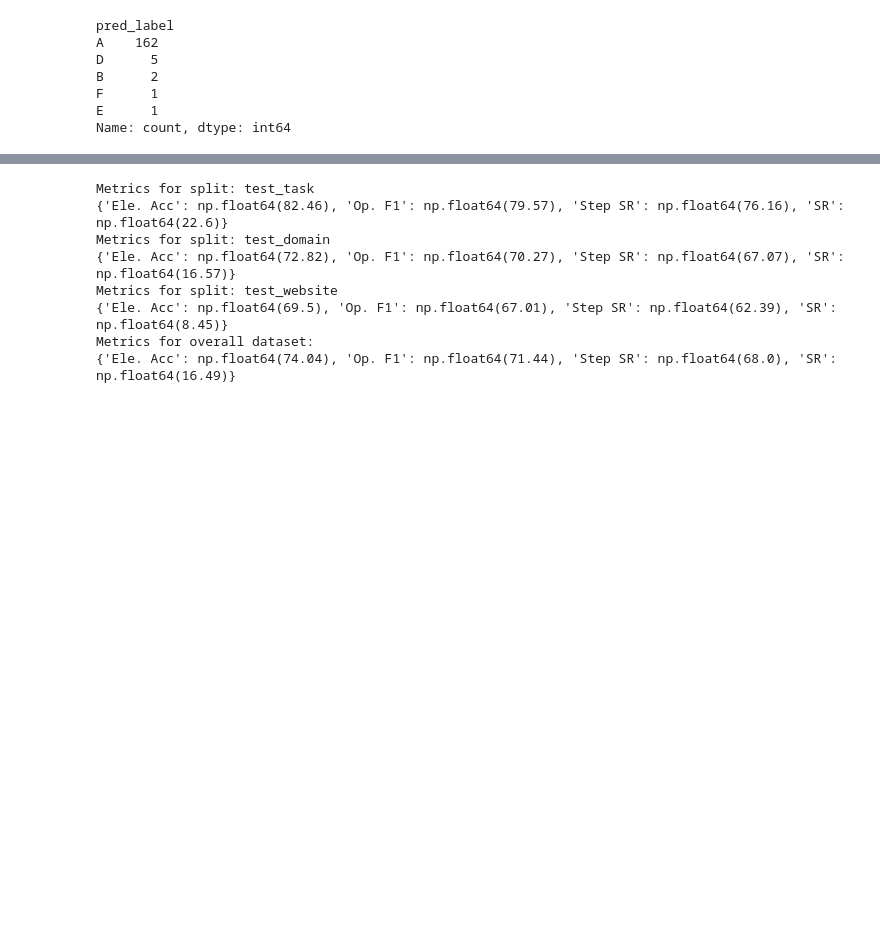
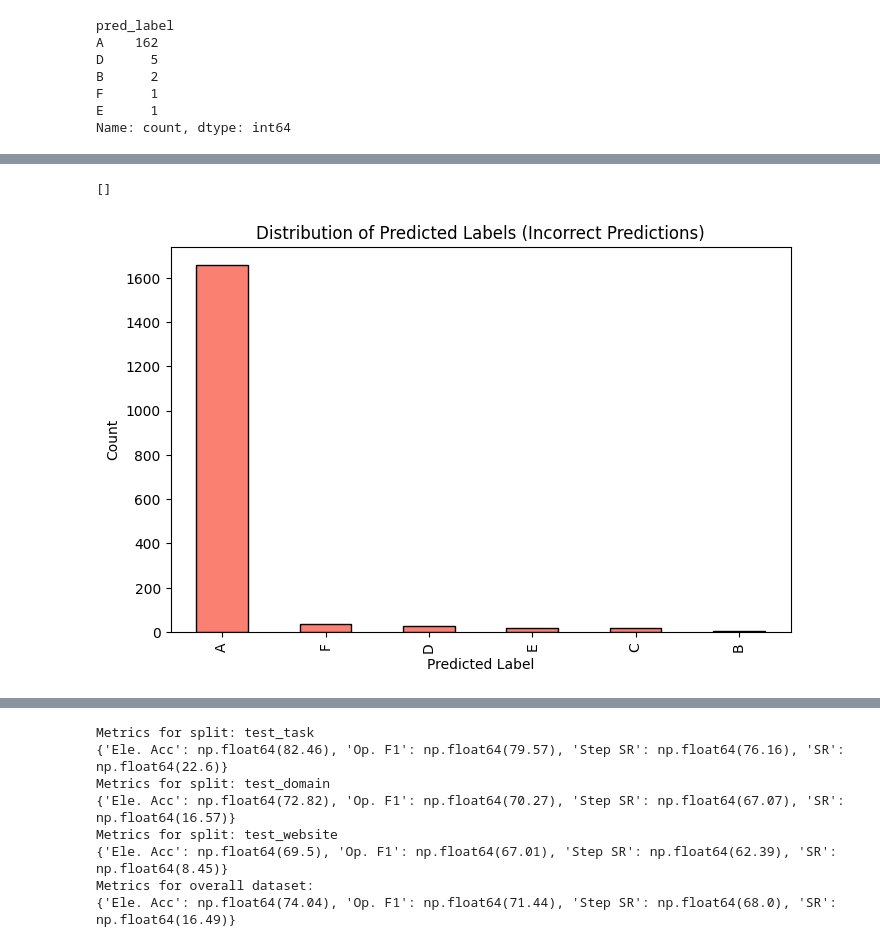
Before and after one commit to amitxy/Robots-That-Ask-For-Help-Over-The-Horizon, a Jupyter notebook: research.ipynb, the cells around one changed output, grey strips where cells are left out. Cells and saved outputs as stored; diff of their text form; code cells hidden in the pictures; blank space fills up the shorter version.

```diff
--- a/research.ipynb
+++ b/research.ipynb
@@ -125,0 +168,17 @@ Name: count, dtype: int64
+# %%
+import matplotlib.pyplot as plt
+# Filter for incorrect predictions and count values
+df_all = pd.concat([cal_df, test_df], ignore_index=True)
+incorrect_counts = df_all[df_all['correct'] == False]['pred_label'].value_counts()
+
+# Create the bar plot
+plt.figure(figsize=(8, 5))
+incorrect_counts.plot(kind='bar', color='salmon', edgecolor='black')
+
+plt.title('Distribution of Predicted Labels (Incorrect Predictions)')
+plt.xlabel('Predicted Label')
+plt.ylabel('Count')
+plt.plot()
+# %% [output]
+[]
+[figure, added]
```
Also changed, not shown: parts of 43 cells of this notebook, 6 other files.
